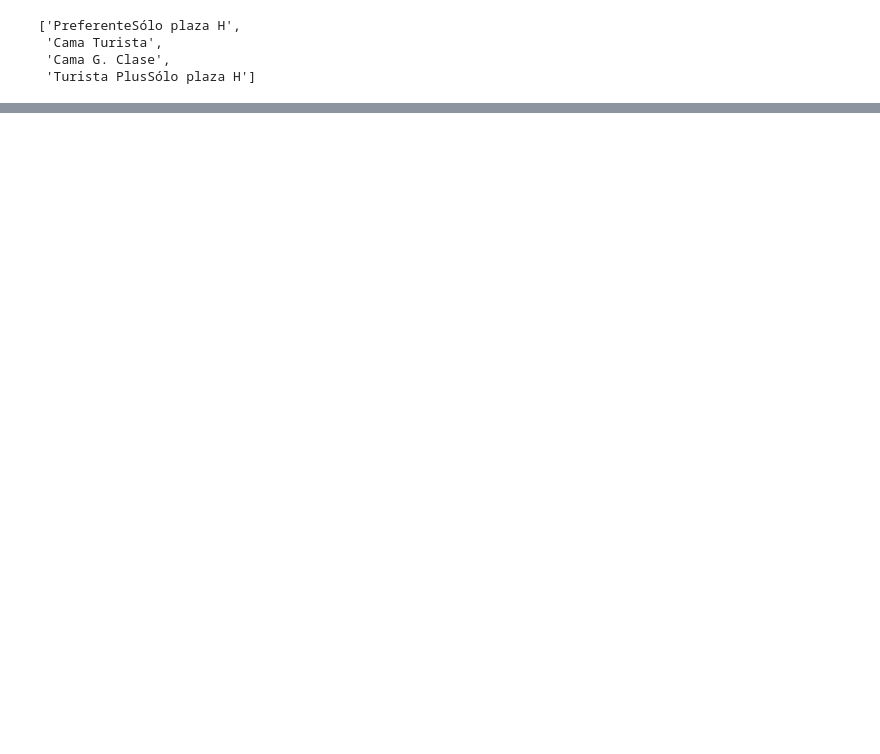
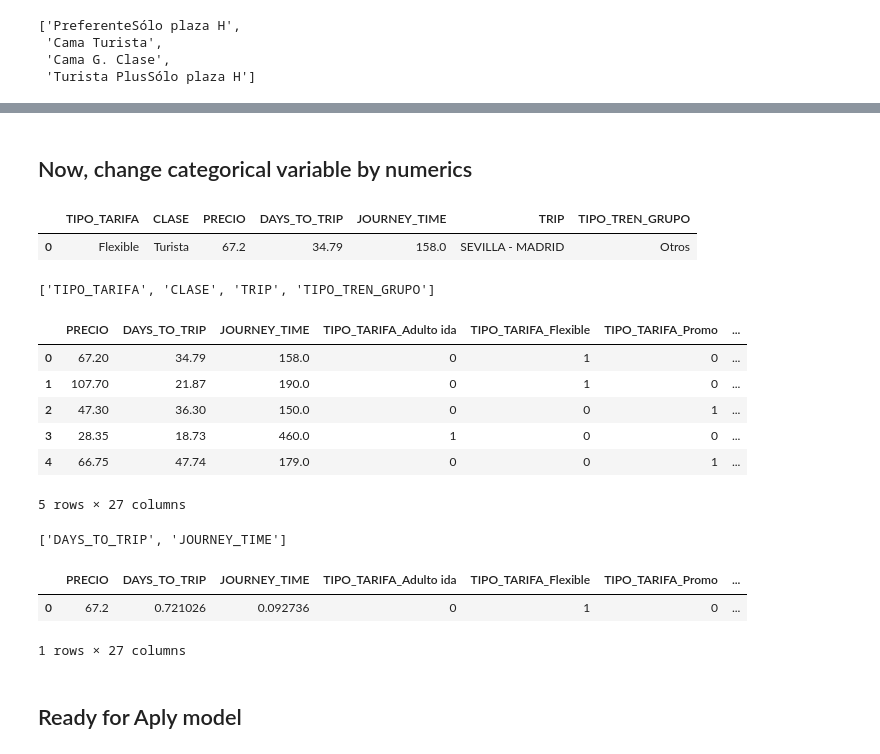
Before and after one commit to haroldavis/Data-renfe, a Jupyter notebook: renfe.ipynb, the cells around one changed output, grey strips where cells are left out. Saved outputs shown, nothing was run; the diff lists cells and outputs as text; code cells hidden in the pictures; blank space fills up the shorter version.

Commit message:
end process of cleaning, prepar to model

```diff
--- a/renfe.ipynb
+++ b/renfe.ipynb
@@ -433,0 +511,11 @@ Name: count, dtype: int64
+# %% [markdown]
+## Now, change categorical variable by numerics
+# %%
+l_num, l_bool, l_cat = get_list_variables(renfe7)
+# %%
+renfe7.head(1)
+# %% [output]
+|  | TIPO_TARIFA | CLASE | PRECIO | DAYS_TO_TRIP | JOURNEY_TIME | TRIP | TIPO_TREN_GRUPO |
+| 0 | Flexible | Turista | 67.2 | 34.79 | 158.0 | SEVILLA - MADRID | Otros |
+# %%
+l_cat.remove('TIPO_TREN')
@@ -433,0 +524,18 @@ Name: count, dtype: int64
+# %%
+l_cat
+# %% [output]
+['TIPO_TARIFA', 'CLASE', 'TRIP', 'TIPO_TREN_GRUPO']
+# %%
+renfe8 = renfe7.copy()
+# %%
+renfe8 = pd.get_dummies(data=renfe8, columns=l_cat, dtype=int)
+# %%
+renfe8.head()
+# %% [output]
+|  | PRECIO | DAYS_TO_TRIP | JOURNEY_TIME | TIPO_TARIFA_Adulto ida | TIPO_TARIFA_Flexible | TIPO_TARIFA_Promo | ... |
+| 0 | 67.20 | 34.79 | 158.0 | 0 | 1 | 0 | ... |
+| 1 | 107.70 | 21.87 | 190.0 | 0 | 1 | 0 | ... |
+| 2 | 47.30 | 36.30 | 150.0 | 0 | 0 | 1 | ... |
+| 3 | 28.35 | 18.73 | 460.0 | 1 | 0 | 0 | ... |
+| 4 | 66.75 | 47.74 | 179.0 | 0 | 0 | 1 | ... |
+5 rows × 27 columns
@@ -433,0 +544,4 @@ Name: count, dtype: int64
+# %%
+l_num
+# %% [output]
+['DAYS_TO_TRIP', 'JOURNEY_TIME']
@@ -433,0 +552,8 @@ Name: count, dtype: int64
+# %%
+renfe8.head(1)
+# %% [output]
+|  | PRECIO | DAYS_TO_TRIP | JOURNEY_TIME | TIPO_TARIFA_Adulto ida | TIPO_TARIFA_Flexible | TIPO_TARIFA_Promo | ... |
+| 0 | 67.2 | 0.721026 | 0.092736 | 0 | 1 | 0 | ... |
+1 rows × 27 columns
+# %% [markdown]
+## Ready for Aply model
```
Also changed, not shown: parts of 18 cells of this notebook.
